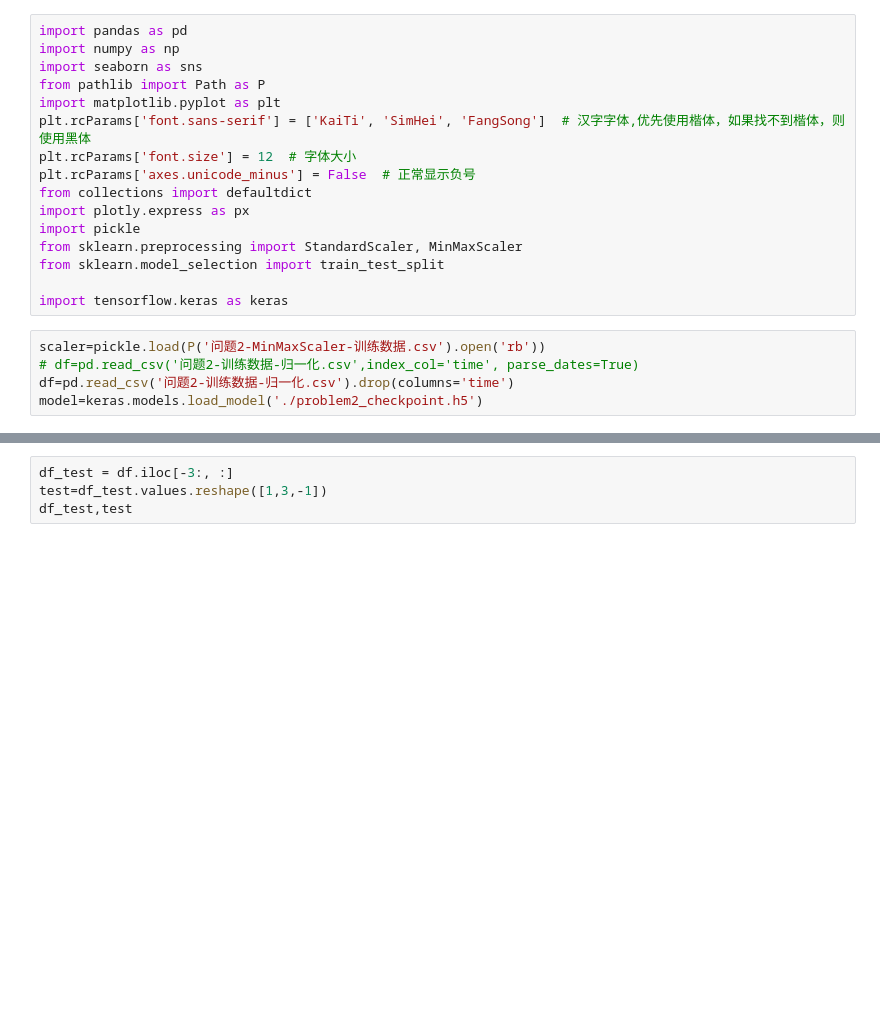
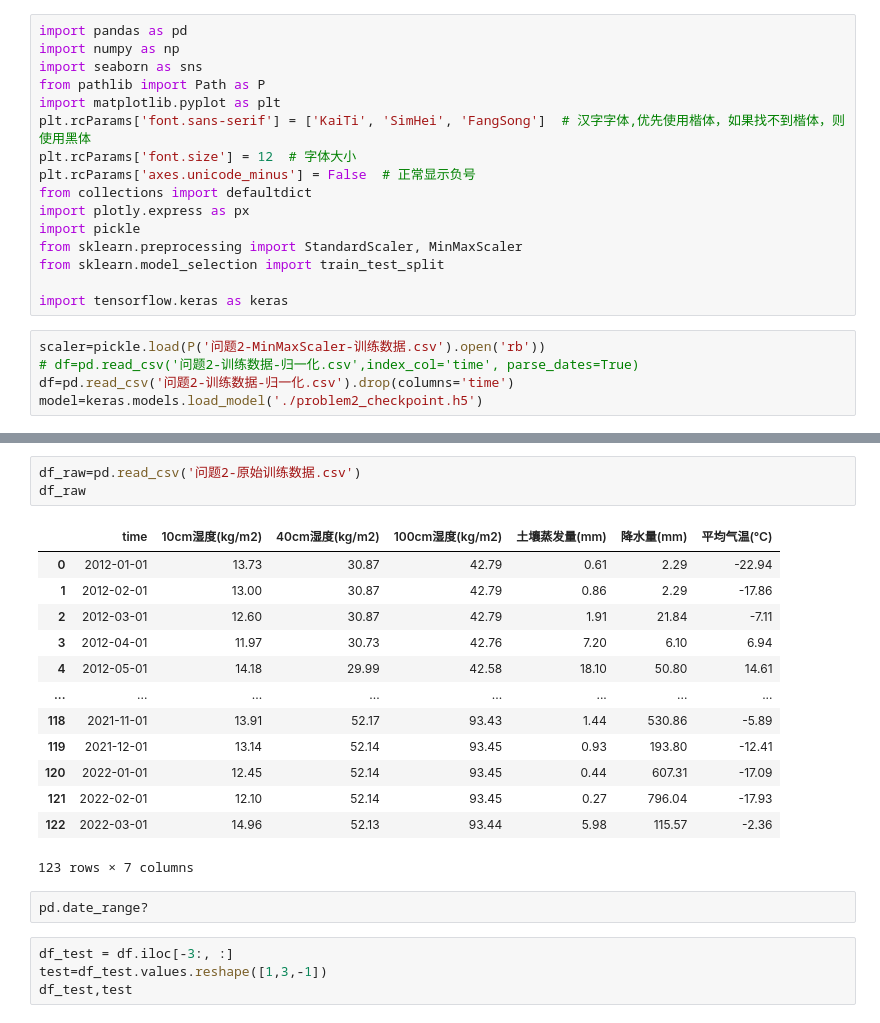
Before and after one commit to cgsdfc/huawei-cup19-problem-e, a Jupyter notebook: 问题2-模型预测.ipynb, the cells around one changed output, grey strips where cells are left out. Saved outputs shown, nothing was run; the diff lists cells and outputs as text; blank space fills up the shorter version.

```diff
--- a/问题2-模型预测.ipynb
+++ b/问题2-模型预测.ipynb
@@ -22,3 +29,22 @@ model=keras.models.load_model('./problem2_checkpoint.h5')
+# %%
+df_raw=pd.read_csv('问题2-原始训练数据.csv')
+df_raw
+# %% [output]
+|  | time | 10cm湿度(kg/m2) | 40cm湿度(kg/m2) | 100cm湿度(kg/m2) | 土壤蒸发量(mm) | 降水量(mm) | 平均气温(℃) |
+| 0 | 2012-01-01 | 13.73 | 30.87 | 42.79 | 0.61 | 2.29 | -22.94 |
+| 1 | 2012-02-01 | 13.00 | 30.87 | 42.79 | 0.86 | 2.29 | -17.86 |
+| 2 | 2012-03-01 | 12.60 | 30.87 | 42.79 | 1.91 | 21.84 | -7.11 |
+| 3 | 2012-04-01 | 11.97 | 30.73 | 42.76 | 7.20 | 6.10 | 6.94 |
+| 4 | 2012-05-01 | 14.18 | 29.99 | 42.58 | 18.10 | 50.80 | 14.61 |
+| ... | ... | ... | ... | ... | ... | ... | ... |
+| 118 | 2021-11-01 | 13.91 | 52.17 | 93.43 | 1.44 | 530.86 | -5.89 |
+| 119 | 2021-12-01 | 13.14 | 52.14 | 93.45 | 0.93 | 193.80 | -12.41 |
+| 120 | 2022-01-01 | 12.45 | 52.14 | 93.45 | 0.44 | 607.31 | -17.09 |
+| 121 | 2022-02-01 | 12.10 | 52.14 | 93.45 | 0.27 | 796.04 | -17.93 |
+| 122 | 2022-03-01 | 14.96 | 52.13 | 93.44 | 5.98 | 115.57 | -2.36 |
+123 rows × 7 columns
+# %%
+pd.date_range?
 # %%
 df_test = df.iloc[-3:, :]
 test=df_test.values.reshape([1,3,-1])
```
Also changed, not shown: parts of 8 cells of this notebook, 4 other files.
